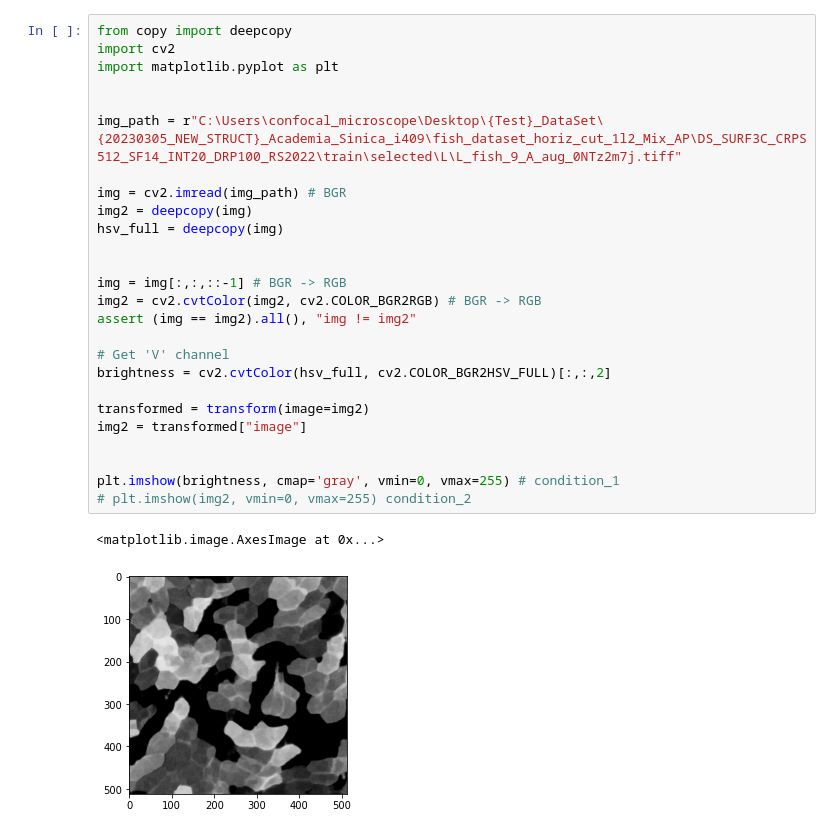
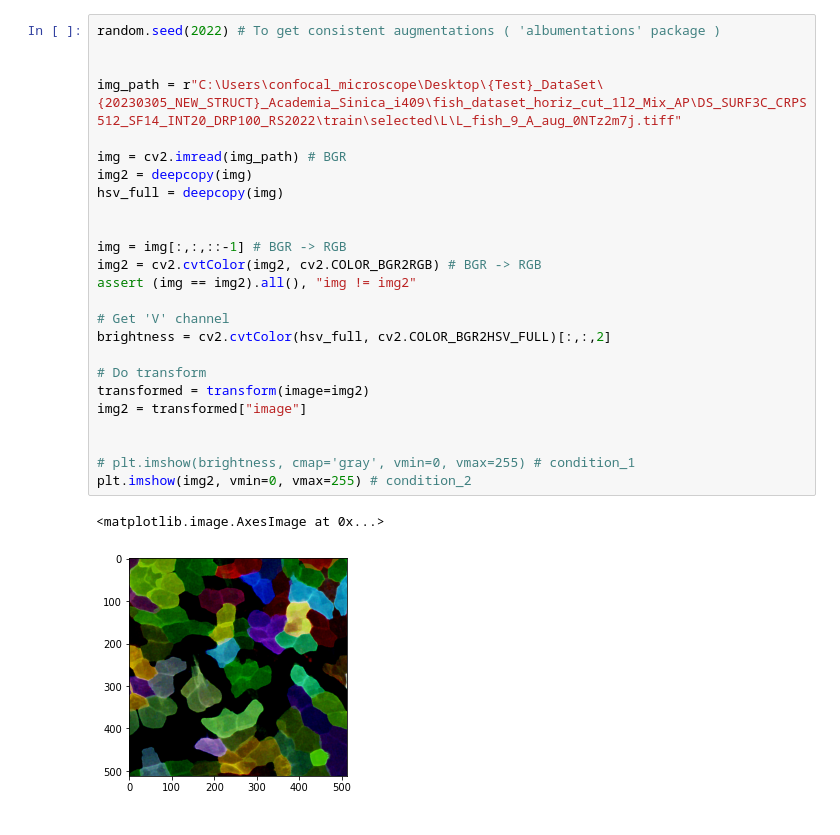
Before and after one commit to DANTA-HOJA/AI_SEC, a Jupyter notebook: FuncTest_with_ipynb/albumentations_test.ipynb, the cells around one changed output. Cells and saved outputs as stored; diff of their text form.

Commit message:
[add 'rand_seed'] albumentations_test.ipynb

```diff
--- a/FuncTest_with_ipynb/albumentations_test.ipynb
+++ b/FuncTest_with_ipynb/albumentations_test.ipynb
@@ -18,31 +24,30 @@ transform = A.Compose(
     ]
 )
 # %%
-from copy import deepcopy
-import cv2
-import matplotlib.pyplot as plt
+random.seed(2022) # To get consistent augmentations ( 'albumentations' package )
 
 
 img_path = r"C:\Users\confocal_microscope\Desktop\{Test}_DataSet\{20230305_NEW_STRUCT}_Academia_Sinica_i409\fish_dataset_horiz_cut_1l2_Mix_AP\DS_SURF3C_CRPS512_SF14_INT20_DRP100_RS2022\train\selected\L\L_fish_9_A_aug_0NTz2m7j.tiff"
 
 img = cv2.imread(img_path) # BGR
 img2 = deepcopy(img)
 hsv_full = deepcopy(img)
 
 
 img = img[:,:,::-1] # BGR -> RGB
 img2 = cv2.cvtColor(img2, cv2.COLOR_BGR2RGB) # BGR -> RGB
 assert (img == img2).all(), "img != img2"
 
 # Get 'V' channel
 brightness = cv2.cvtColor(hsv_full, cv2.COLOR_BGR2HSV_FULL)[:,:,2]
 
+# Do transform
 transformed = transform(image=img2)
 img2 = transformed["image"]
 
 
-plt.imshow(brightness, cmap='gray', vmin=0, vmax=255) # condition_1
-# plt.imshow(img2, vmin=0, vmax=255) condition_2
+# plt.imshow(brightness, cmap='gray', vmin=0, vmax=255) # condition_1
+plt.imshow(img2, vmin=0, vmax=255) # condition_2
 # %% [output]
 <matplotlib.image.AxesImage at 0x...>
-[figure, old version]
+[figure, new version]
```
Also changed, not shown: parts of 1 cell of this notebook.
